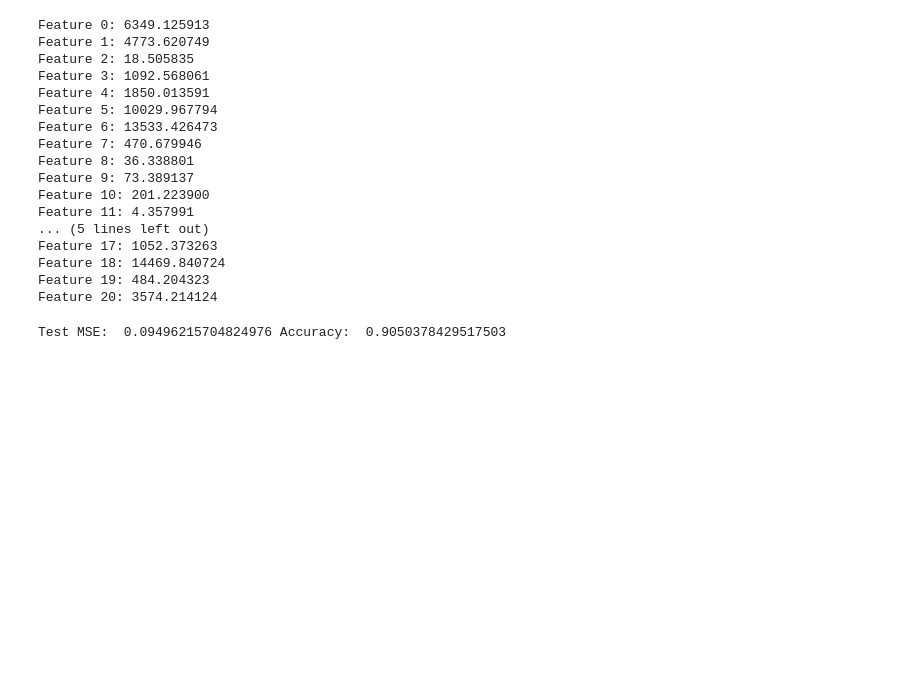
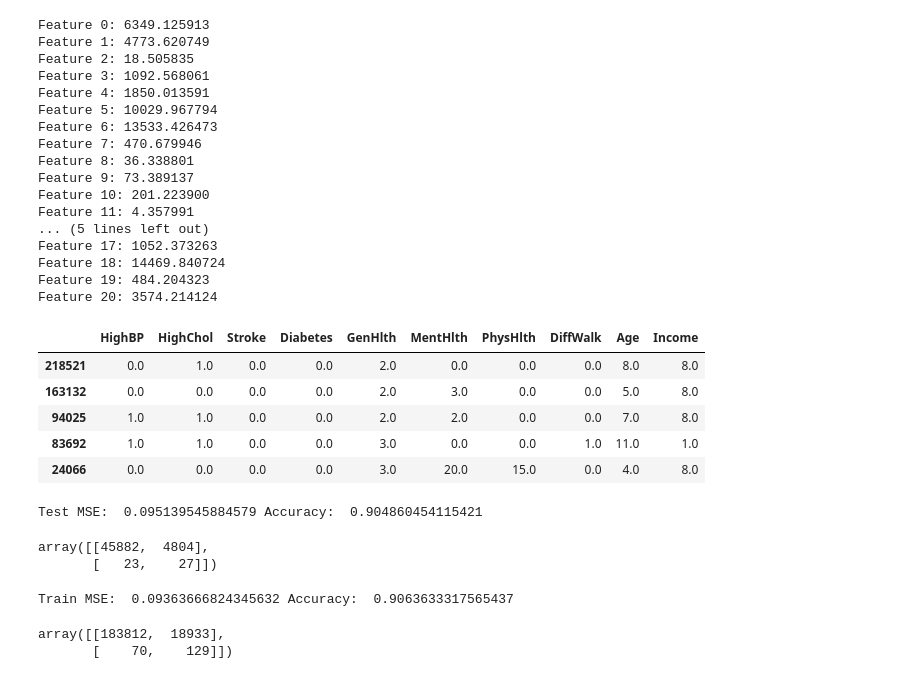
Before and after one commit to LouiseLi7/STA160-group-project, a Jupyter notebook: Midterm Project - STA 160 (Feature Selection Version).ipynb, the cells around one changed output. Saved outputs shown, nothing was run; the diff lists cells and outputs as text; code cells hidden in the pictures; blank space fills up the shorter version.

```diff
--- a/Midterm Project - STA 160 (Feature Selection Version).ipynb
+++ b/Midterm Project - STA 160 (Feature Selection Version).ipynb
@@ -1116,7 +1118,7 @@ Test MSE:  0.095218385367392 Accuracy:  0.904781614632608
 # %% [markdown]
 ## by using the feature selection function(chi-square>3000):
 # %%
-X_train, X_test, y_train, y_test = train_test_split(X, y, test_size = 0.2, random_state=10)
+X_train_2, X_test_2, y_train_2, y_test_2 = train_test_split(X, y, test_size = 0.2, random_state=10)
 fs = SelectKBest(score_func=chi2, k='all')
 fs.fit(X, y)
 for i in range(len(fs.scores_)):
@@ -1140,14 +1142,36 @@ Feature 18: 14469.840724
 Feature 19: 484.204323
 Feature 20: 3574.214124
 # %%
-
-X_train = X_train.drop(['CholCheck','BMI','Smoker','PhysActivity','Fruits','Veggies','HvyAlcoholConsump','AnyHealthcare',
+X_train_2 = X_train_2.drop(['CholCheck','BMI','Smoker','PhysActivity','Fruits','Veggies','HvyAlcoholConsump','AnyHealthcare',
                        'NoDocbcCost','Sex','Education'],axis=1)
-X_test = X_test.drop(['CholCheck','BMI','Smoker','PhysActivity','Fruits','Veggies','HvyAlcoholConsump','AnyHealthcare',
-                       'NoDocbcCost','Sex','Education'],axis=1)
-model = MLPClassifier(solver = 'sgd', activation = 'logistic', learning_rate_init = 0.1, batch_size = 100, hidden_layer_sizes = (10, 2), max_iter = 300).fit(X_train, y_train)
+X_test_2 = X_test_2.drop(['CholCheck','BMI','Smoker','PhysActivity','Fruits','Veggies','HvyAlcoholConsump','AnyHealthcare',
+                     'NoDocbcCost','Sex','Education'],axis=1)
+X_train_2.head()
+# %% [output]
+|  | HighBP | HighChol | Stroke | Diabetes | GenHlth | MentHlth | PhysHlth | DiffWalk | Age | Income |
+| 218521 | 0.0 | 1.0 | 0.0 | 0.0 | 2.0 | 0.0 | 0.0 | 0.0 | 8.0 | 8.0 |
+| 163132 | 0.0 | 0.0 | 0.0 | 0.0 | 2.0 | 3.0 | 0.0 | 0.0 | 5.0 | 8.0 |
+| 94025 | 1.0 | 1.0 | 0.0 | 0.0 | 2.0 | 2.0 | 0.0 | 0.0 | 7.0 | 8.0 |
+| 83692 | 1.0 | 1.0 | 0.0 | 0.0 | 3.0 | 0.0 | 0.0 | 1.0 | 11.0 | 1.0 |
+| 24066 | 0.0 | 0.0 | 0.0 | 0.0 | 3.0 | 20.0 | 15.0 | 0.0 | 4.0 | 8.0 |
-# %%
-pred_test = model.predict(X_test)
-print('Test MSE: ',mean_squared_error(y_test, pred_test),'Accuracy: ',model.score(X_test, y_test))
-# %% [output]
-Test MSE:  0.09496215704824976 Accuracy:  0.9050378429517503
+# %%
+model_2 = MLPClassifier(solver = 'sgd', activation = 'logistic', learning_rate_init = 0.1,hidden_layer_sizes = (10, 2), max_iter = 300).fit(X_train_2, y_train_2)
+pred_test_2 = model_2.predict(X_test_2)
+print('Test MSE: ',mean_squared_error(y_test_2, pred_test_2),'Accuracy: ',model_2.score(X_test_2, y_test_2))
+# %% [output]
+Test MSE:  0.095139545884579 Accuracy:  0.904860454115421
+# %%
+confusion_matrix(pred_test_2,y_test_2)
+# %% [output]
+array([[45882,  4804],
+       [   23,    27]])
+# %%
+pred_train_2 = model_2.predict(X_train_2)
+print('Train MSE: ',mean_squared_error(y_train_2, pred_train_2),'Accuracy: ',model_2.score(X_train_2, y_train_2))
+# %% [output]
+Train MSE:  0.09363666824345632 Accuracy:  0.9063633317565437
+# %%
+confusion_matrix(pred_train_2,y_train_2)
+# %% [output]
+array([[183812,  18933],
+       [    70,    129]])
```
Also changed, not shown: parts of 11 cells of this notebook.
